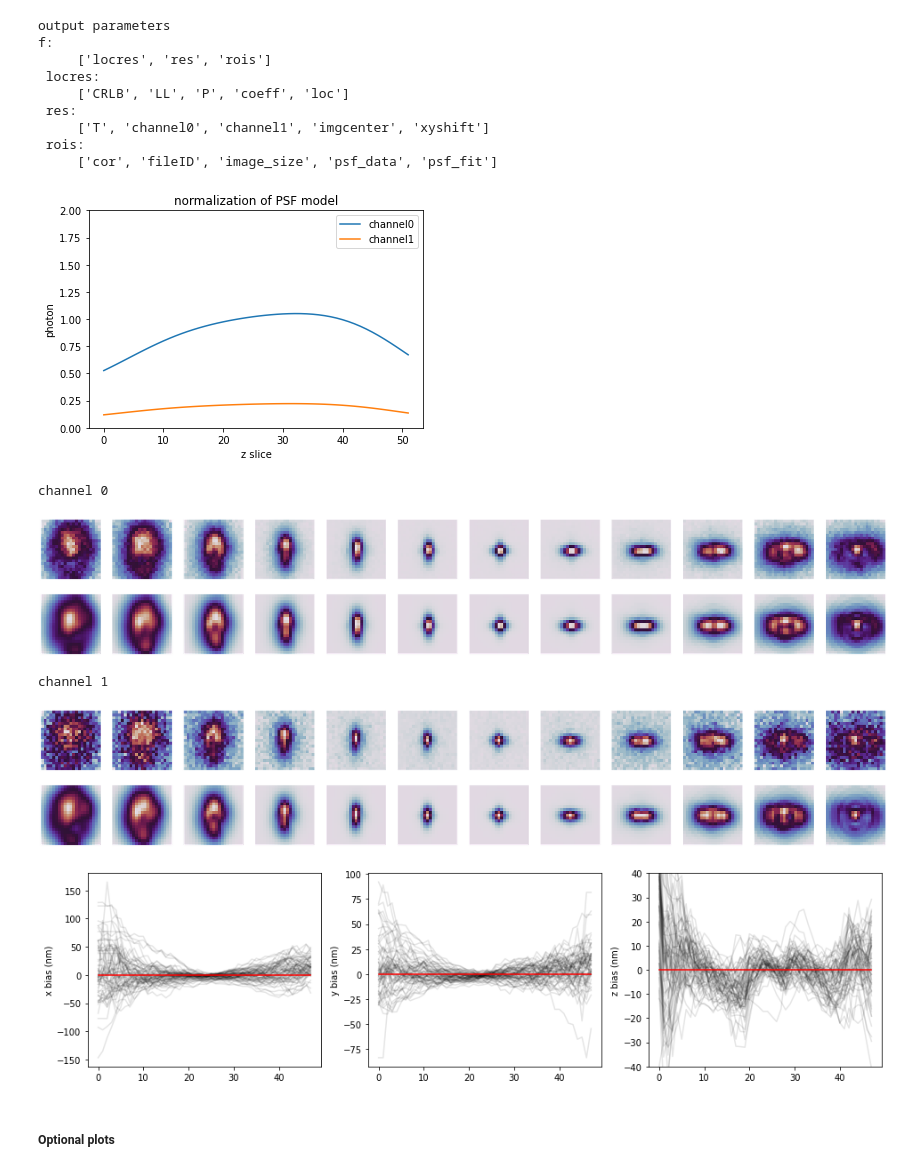
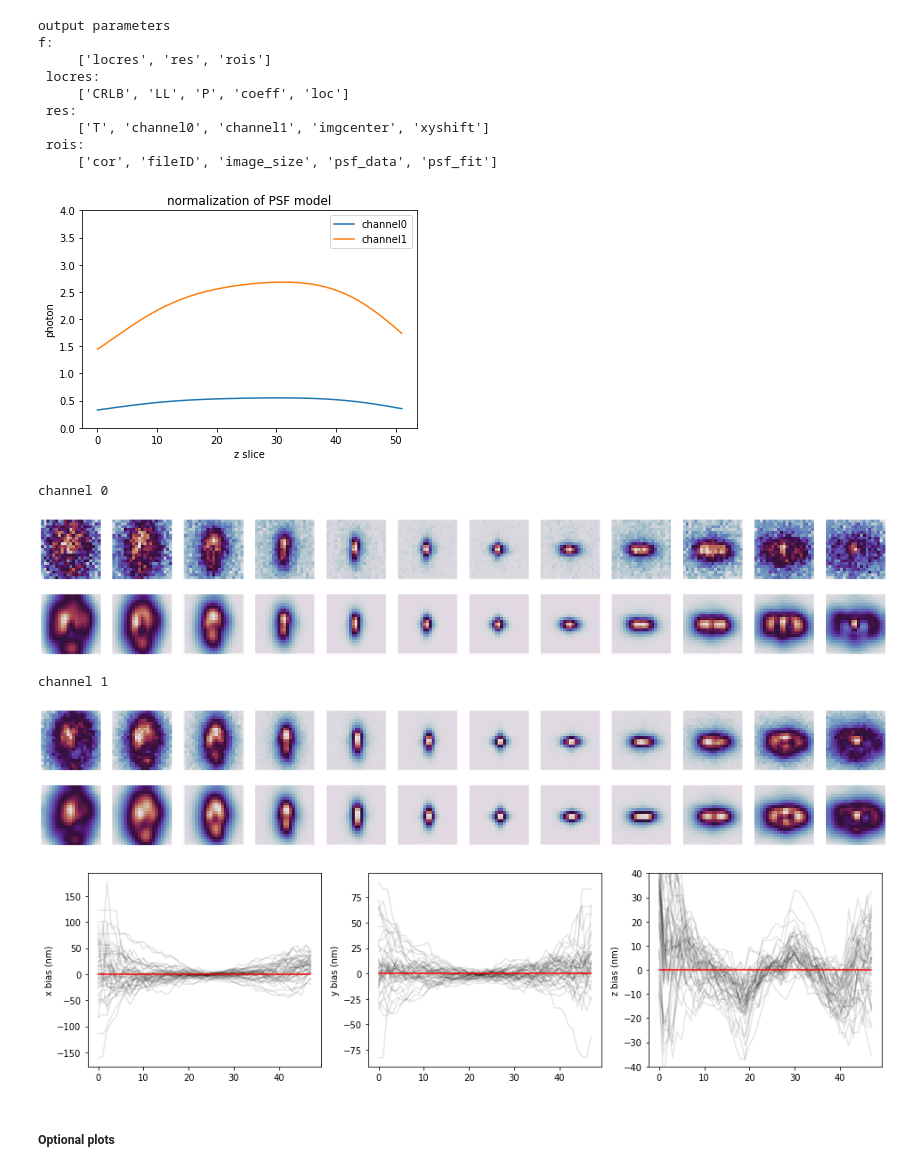
Before and after one commit to ries-lab/uiPSF, a Jupyter notebook: demo/demo_beadPSF_2ch.ipynb, the cells around one changed output. Saved outputs shown, nothing was run; the diff lists cells and outputs as text; code cells hidden in the pictures.

```diff
--- a/demo/demo_beadPSF_2ch.ipynb
+++ b/demo/demo_beadPSF_2ch.ipynb
@@ -34,9 +34,9 @@ L.param.gain = 1
 L.param.ccd_offset = 400
 L.param.FOV.z_step = 5
 L.param.pixel_size.z = 0.05 # micron, equal to z_step*stepsize_of_the_data
-L.param.ref_channel = 1 # choose the brighter channel as the reference channel, 0 or 1
+L.param.ref_channel = 0 # choose the brighter channel as the reference channel, 0 or 1
 L.param.roi.max_bead_number = 100
-L.param.batch_size = 25 # lower this number if out of memory
+L.param.batch_size = 50 # lower this number if out of memory
 #L.param.option.model.var_photon = True
 #L.param.loss_weight.Inorm = 1
 # %% [markdown]
@@ -58,3 +56,5 @@ L.param.PSFtype = 'zernike'
+# %%
+L.param.PSFtype = 'zernike'
 # %% [markdown]
 ##### Start learning
 # %%
@@ -117,25 +117,25 @@ f:
 # %%
 plt.plot(np.sum(f.res.channel0.I_model,axis=(-1,-2)),label='channel0')
 plt.plot(np.sum(f.res.channel1.I_model,axis=(-1,-2)),label='channel1')
-plt.ylim([0,2])
+plt.ylim([0,4])
 plt.xlabel("z slice")
 plt.ylabel("photon")
 plt.title("normalization of PSF model")
 plt.legend()
 plt.show()
 # %% [output]
-[figure, old version]
+[figure, new version]
 # %%
 showpsfvsdata(f,p,index=0)
 # %% [output]
 channel 0
-[figure, old version]
+[figure, new version]
 channel 1
-[figure, old version]
+[figure, new version]
 # %%
 showlocalization(f,p)
 # %% [output]
-[figure, old version]
+[figure, new version]
 # %% [markdown]
 ##### Optional plots
 # %%
```
Also changed, not shown: parts of 6 cells of this notebook, 8 other files.
